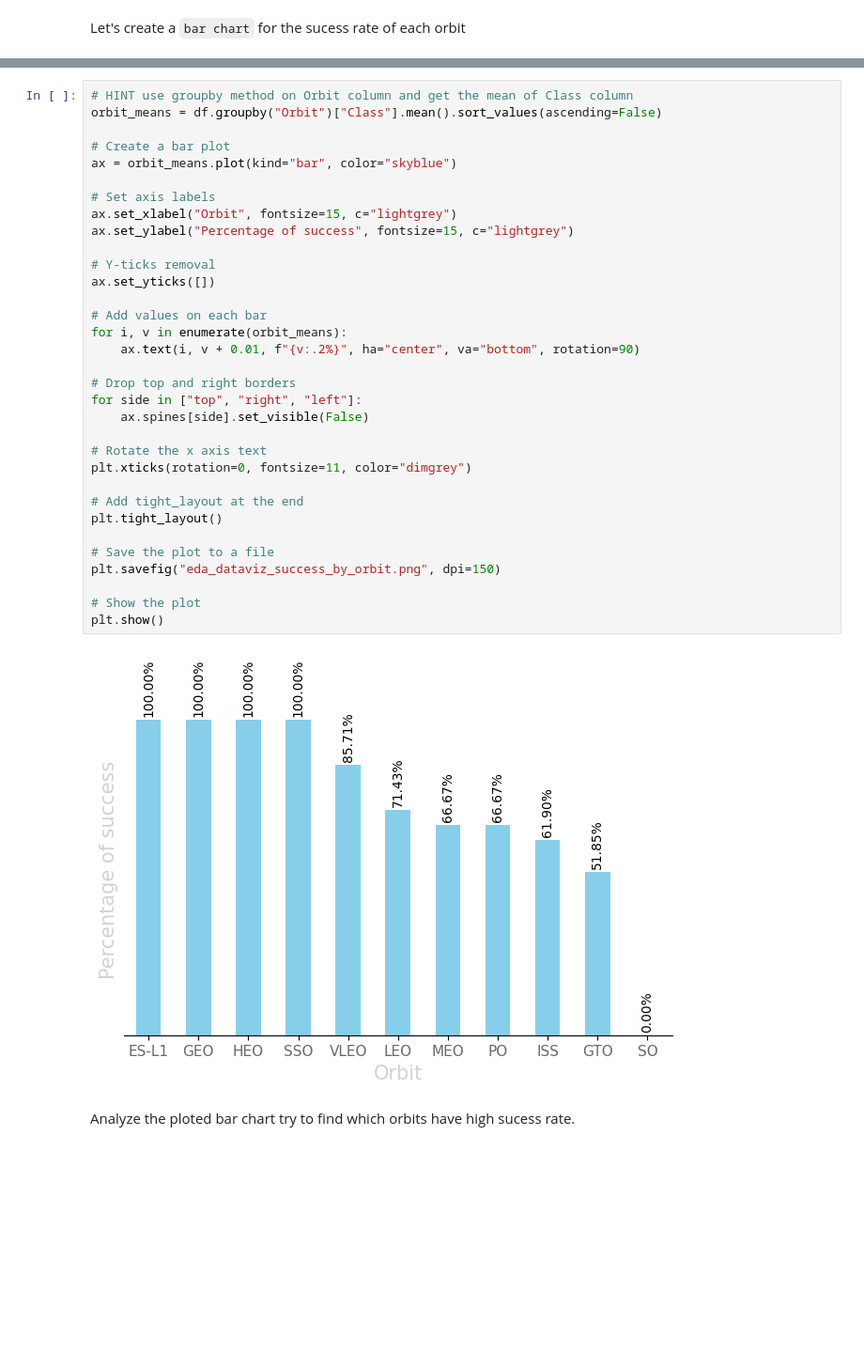
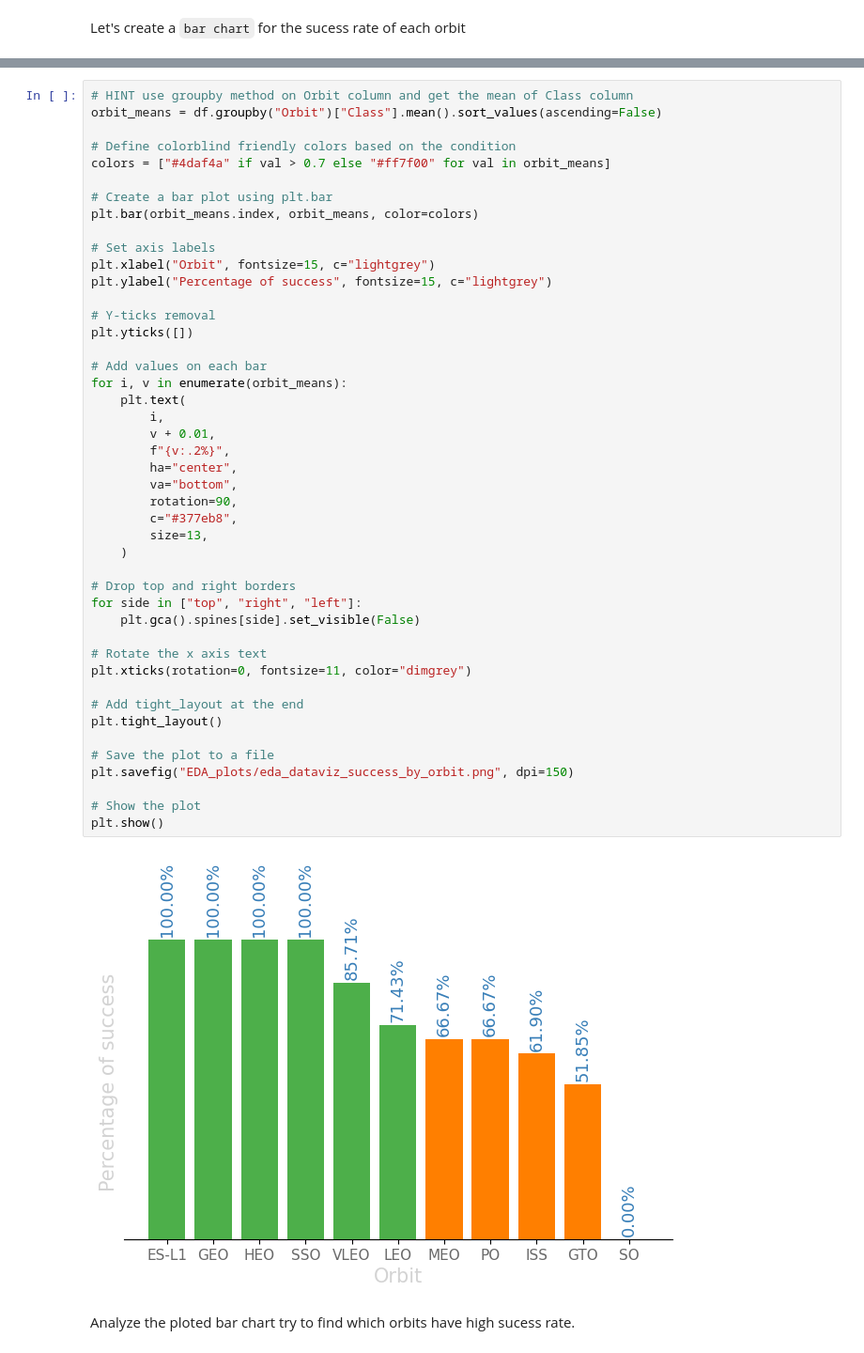
Before and after one commit to andreypomortsev/spacey-ibm-ds-project, a Jupyter notebook: eda_dataviz.ipynb, the cells around one changed output, grey strips where cells are left out. Shown: that part at 94% size. Saved outputs shown, nothing was run; the diff lists cells and outputs as text; blank space fills up the shorter version.

Commit message:
Changed the Percantages by Orbit plot, it's became more colorblond friendly

```diff
--- a/eda_dataviz.ipynb
+++ b/eda_dataviz.ipynb
@@ -148,38 +162,50 @@ Let's create a `bar chart` for the sucess rate of each orbit
 # %%
 # HINT use groupby method on Orbit column and get the mean of Class column
 orbit_means = df.groupby("Orbit")["Class"].mean().sort_values(ascending=False)
 
-# Create a bar plot
-ax = orbit_means.plot(kind="bar", color="skyblue")
+# Define colorblind friendly colors based on the condition
+colors = ["#4daf4a" if val > 0.7 else "#ff7f00" for val in orbit_means]
+
+# Create a bar plot using plt.bar
+plt.bar(orbit_means.index, orbit_means, color=colors)
 
 # Set axis labels
-ax.set_xlabel("Orbit", fontsize=15, c="lightgrey")
-ax.set_ylabel("Percentage of success", fontsize=15, c="lightgrey")
+plt.xlabel("Orbit", fontsize=15, c="lightgrey")
+plt.ylabel("Percentage of success", fontsize=15, c="lightgrey")
 
 # Y-ticks removal
-ax.set_yticks([])
+plt.yticks([])
 
 # Add values on each bar
 for i, v in enumerate(orbit_means):
-    ax.text(i, v + 0.01, f"{v:.2%}", ha="center", va="bottom", rotation=90)
+    plt.text(
+        i,
+        v + 0.01,
+        f"{v:.2%}",
+        ha="center",
+        va="bottom",
+        rotation=90,
+        c="#377eb8",
+        size=13,
+    )
 
 # Drop top and right borders
 for side in ["top", "right", "left"]:
-    ax.spines[side].set_visible(False)
+    plt.gca().spines[side].set_visible(False)
 
 # Rotate the x axis text
 plt.xticks(rotation=0, fontsize=11, color="dimgrey")
 
 # Add tight_layout at the end
 plt.tight_layout()
 
 # Save the plot to a file
-plt.savefig("eda_dataviz_success_by_orbit.png", dpi=150)
+plt.savefig("EDA_plots/eda_dataviz_success_by_orbit.png", dpi=150)
 
 # Show the plot
 plt.show()
 # %% [output]
-[figure, old version]
+[figure, new version]
 # %% [markdown]
 Analyze the ploted bar chart try to find which orbits have high sucess rate.
 # %% [markdown]
```
Also changed, not shown: parts of 7 cells of this notebook.
